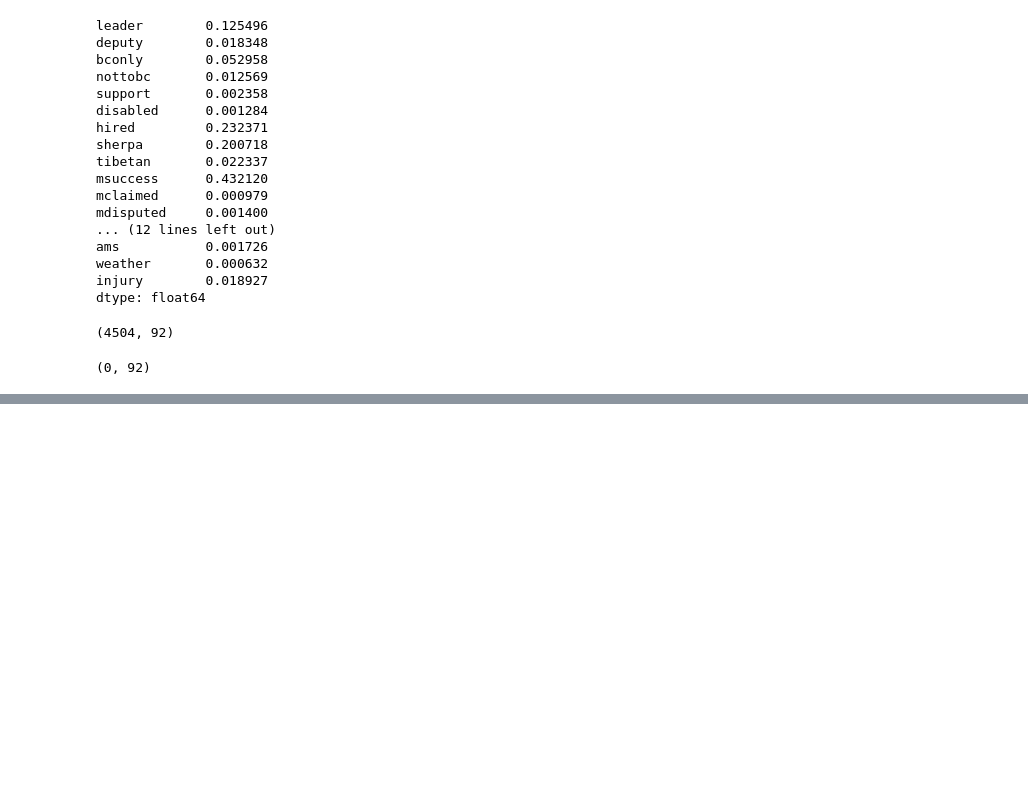
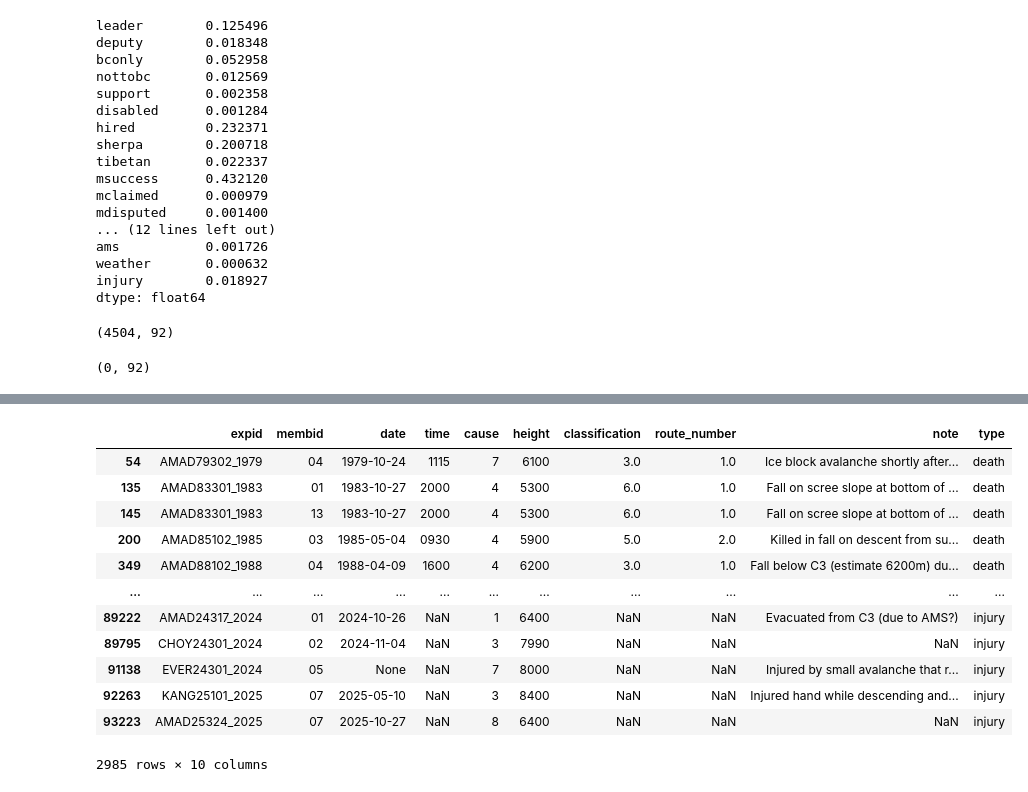
Before and after one commit to bastien-winant/himalayan-db-pipeline, a Jupyter notebook: notebooks/eda_members.ipynb, the cells around one changed output, grey strips where cells are left out. Cells and saved outputs as stored; diff of their text form; code cells hidden in the pictures; blank space fills up the shorter version.

```diff
--- a/notebooks/eda_members.ipynb
+++ b/notebooks/eda_members.ipynb
@@ -486,3 +486,5 @@ df.loc[df.mo2used == df.mo2none].shape
 df.loc[(df.mo2used == df.mo2none) & df.mo2used].shape
 # %% [output]
 (0, 92)
+# %%
+df["age"] = df.myear.fillna(0).astype(int) - df.yob.fillna("0").astype(int)
@@ -488,0 +519,2 @@ df.loc[(df.mo2used == df.mo2none) & df.mo2used].shape
+# %%
+df.expid = df.expid.str.cat(df.myear, sep="_")
@@ -488,0 +540,34 @@ df.loc[(df.mo2used == df.mo2none) & df.mo2used].shape
+# %%
+deaths_df = (df.loc[
+  df.death,
+  ["expid", "membid", "deathdate", "deathtime", "deathtype", "deathhgtm", "deathclass", "deathrte", "deathnote"]
+  ]
+.assign(type="death")
+.rename({"deathdate": "date", "deathtime": "time", "deathtype": "cause", "deathhgtm": "height", "deathclass": "classification",
+         "deathrte": "route_number", "deathnote": "note"}, axis=1)
+)
+# %%
+injuries_df = (df.loc[
+  df.injury,
+  ["expid", "membid", "injurydate", "injurytime", "injurytype", "injuryhgtm", "deathnote"]
+  ]
+  .assign(type="injury")
+  .rename({"injurydate": "date", "injurytime": "time", "injurytype": "cause", "injuryhgtm": "height", "deathnote": "note"},
+          axis=1)
+)
+# %%
+accidents_df = pd.concat([deaths_df, injuries_df], axis=0)
+# %% [output]
+|  | expid | membid | date | time | cause | height | classification | route_number | note | type |
+| 54 | AMAD79302_1979 | 04 | 1979-10-24 | 1115 | 7 | 6100 | 3.0 | 1.0 | Ice block avalanche shortly after... | death |
+| 135 | AMAD83301_1983 | 01 | 1983-10-27 | 2000 | 4 | 5300 | 6.0 | 1.0 | Fall on scree slope at bottom of ... | death |
+| 145 | AMAD83301_1983 | 13 | 1983-10-27 | 2000 | 4 | 5300 | 6.0 | 1.0 | Fall on scree slope at bottom of ... | death |
+| 200 | AMAD85102_1985 | 03 | 1985-05-04 | 0930 | 4 | 5900 | 5.0 | 2.0 | Killed in fall on descent from su... | death |
+| 349 | AMAD88102_1988 | 04 | 1988-04-09 | 1600 | 4 | 6200 | 3.0 | 1.0 | Fall below C3 (estimate 6200m) du... | death |
+| ... | ... | ... | ... | ... | ... | ... | ... | ... | ... | ... |
+| 89222 | AMAD24317_2024 | 01 | 2024-10-26 | NaN | 1 | 6400 | NaN | NaN | Evacuated from C3 (due to AMS?) | injury |
+| 89795 | CHOY24301_2024 | 02 | 2024-11-04 | NaN | 3 | 7990 | NaN | NaN | NaN | injury |
+| 91138 | EVER24301_2024 | 05 | None | NaN | 7 | 8000 | NaN | NaN | Injured by small avalanche that r... | injury |
+| 92263 | KANG25101_2025 | 07 | 2025-05-10 | NaN | 3 | 8400 | NaN | NaN | Injured hand while descending and... | injury |
+| 93223 | AMAD25324_2025 | 07 | 2025-10-27 | NaN | 8 | 6400 | NaN | NaN | NaN | injury |
+2985 rows × 10 columns
```
Also changed, not shown: parts of 8 cells of this notebook, 1 other file.
